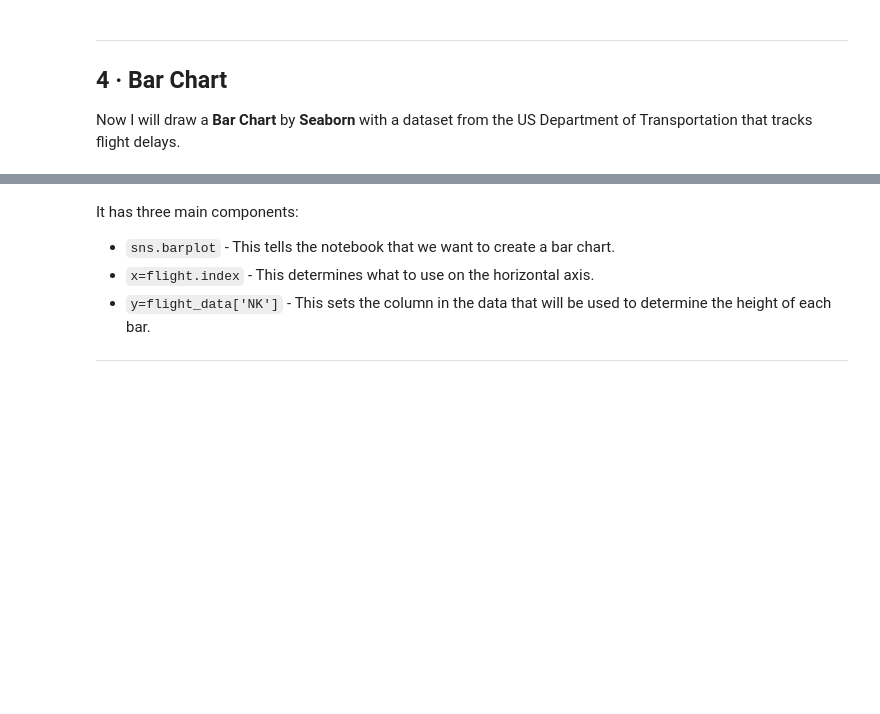
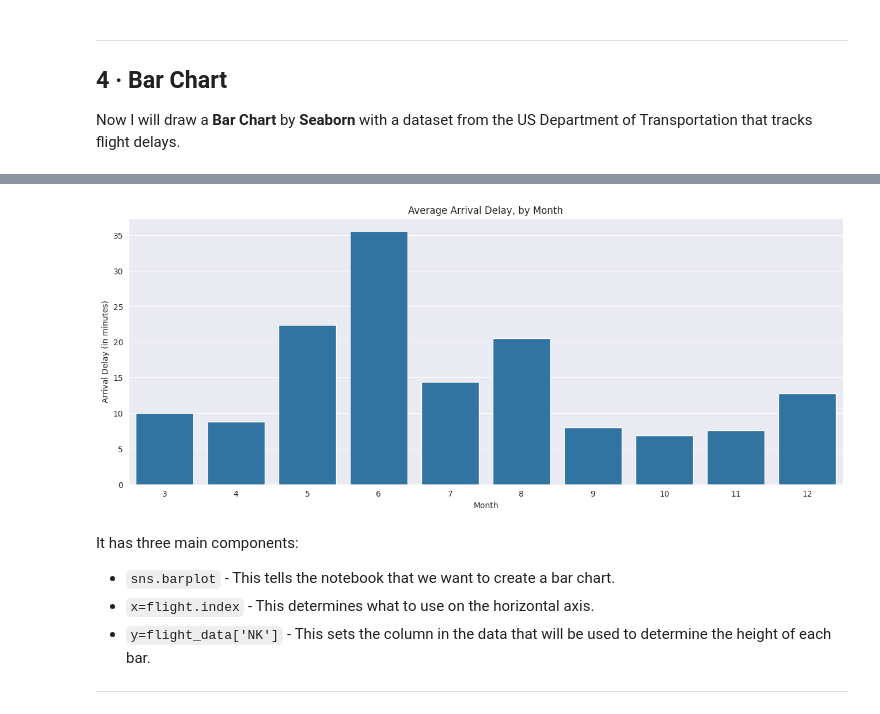
Before and after one commit to IbnulMisbah/Artificial-Intelligence, a Jupyter notebook: Python/04.Seaborn.ipynb, the cells around one changed output, grey strips where cells are left out. Drawn from its saved outputs; the diff is of its cells as text; code cells hidden in the pictures; blank space fills up the shorter version.

Commit message:
Kaggle Notebook | Hands-on Seaborn

```diff
--- a/Python/04.Seaborn.ipynb
+++ b/Python/04.Seaborn.ipynb
@@ -128,6 +169,7 @@ sns.lineplot(data=fifa.BRA, label='Brazil')
 Now I will draw a **Bar Chart** by **Seaborn** with a dataset from the US Department of Transportation that tracks flight delays.
 # %%
 # loading the dataset :
-flight = pd.read_csv(path+'seaborn_flight_delays.csv', index_col='Month')
+file   = '/kaggle/input/datasets/alexisbcook/data-for-datavis/flight_delays.csv'
+flight = pd.read_csv(file, index_col='Month')
 
-flight
+flight.tail()
@@ -134,15 +184,17 @@ flight
 # %%
 # drawing bar chart :
-plt.figure(figsize=(10, 6))
+plt.figure(figsize=(16, 6))
 plt.title('Average Arrival Delay, by Month')
 
 flight = flight.tail(10)
 
 sns.barplot(x=flight.index, y=flight['NK'])
 
 plt.xlabel('Month')
 plt.ylabel('Arrival Delay (in minutes)')
 plt.show()
+# %% [output]
+[figure, added]
 # %% [markdown]
 It has three main components:
 
```
Also changed, not shown: parts of 26 cells of this notebook.
